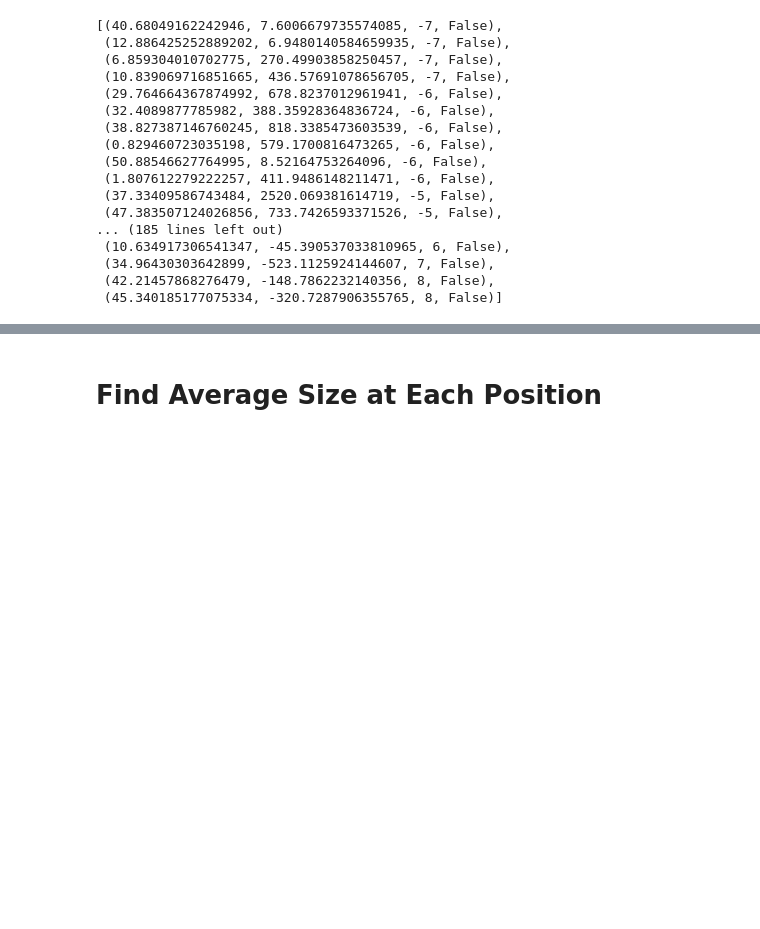
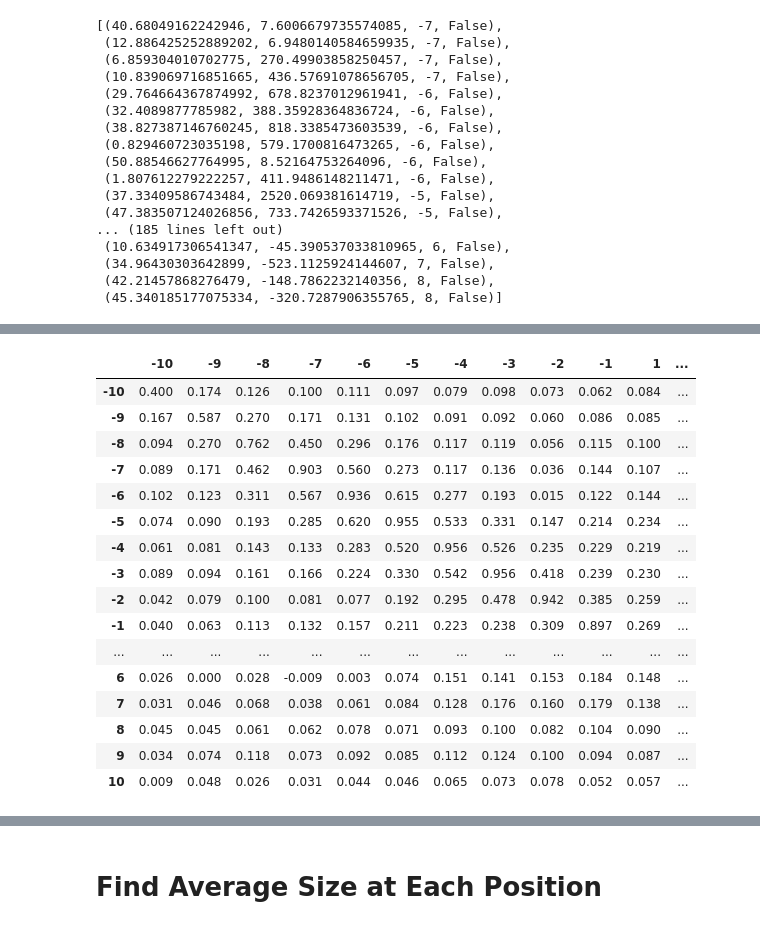
Before and after one commit to aw21/Thesis, a Jupyter notebook: Correlations.ipynb, the cells around one changed output, grey strips where cells are left out. Saved outputs shown, nothing was run; the diff lists cells and outputs as text; code cells hidden in the pictures; blank space fills up the shorter version.

```diff
--- a/Correlations.ipynb
+++ b/Correlations.ipynb
@@ -556,0 +607,27 @@ events
+# %%
+pos_neg_correlations_simulated = pos_pos_correlations.copy()
+for i in range(-K,K+1):
+    for j in range(-K,K+1):
+        if i != 0 and j != 0:
+            pos_neg_correlations_simulated[i][j] = simulated_correlations[indices[(i,"pos")]][indices[(j,"neg")]]
+pos_neg_correlations_simulated_styled = \
+    pos_neg_correlations_simulated.loc[-10:10,-10:10].style.format(lambda x: "{0:.3f}".format(x))
+pos_neg_correlations_simulated_styled
+# %% [output]
+|  | -10 | -9 | -8 | -7 | -6 | -5 | -4 | -3 | -2 | -1 | 1 | ... |
+| -10 | 0.400 | 0.174 | 0.126 | 0.100 | 0.111 | 0.097 | 0.079 | 0.098 | 0.073 | 0.062 | 0.084 | ... |
+| -9 | 0.167 | 0.587 | 0.270 | 0.171 | 0.131 | 0.102 | 0.091 | 0.092 | 0.060 | 0.086 | 0.085 | ... |
+| -8 | 0.094 | 0.270 | 0.762 | 0.450 | 0.296 | 0.176 | 0.117 | 0.119 | 0.056 | 0.115 | 0.100 | ... |
+| -7 | 0.089 | 0.171 | 0.462 | 0.903 | 0.560 | 0.273 | 0.117 | 0.136 | 0.036 | 0.144 | 0.107 | ... |
+| -6 | 0.102 | 0.123 | 0.311 | 0.567 | 0.936 | 0.615 | 0.277 | 0.193 | 0.015 | 0.122 | 0.144 | ... |
+| -5 | 0.074 | 0.090 | 0.193 | 0.285 | 0.620 | 0.955 | 0.533 | 0.331 | 0.147 | 0.214 | 0.234 | ... |
+| -4 | 0.061 | 0.081 | 0.143 | 0.133 | 0.283 | 0.520 | 0.956 | 0.526 | 0.235 | 0.229 | 0.219 | ... |
+| -3 | 0.089 | 0.094 | 0.161 | 0.166 | 0.224 | 0.330 | 0.542 | 0.956 | 0.418 | 0.239 | 0.230 | ... |
+| -2 | 0.042 | 0.079 | 0.100 | 0.081 | 0.077 | 0.192 | 0.295 | 0.478 | 0.942 | 0.385 | 0.259 | ... |
+| -1 | 0.040 | 0.063 | 0.113 | 0.132 | 0.157 | 0.211 | 0.223 | 0.238 | 0.309 | 0.897 | 0.269 | ... |
+| ... | ... | ... | ... | ... | ... | ... | ... | ... | ... | ... | ... | ... |
+| 6 | 0.026 | 0.000 | 0.028 | -0.009 | 0.003 | 0.074 | 0.151 | 0.141 | 0.153 | 0.184 | 0.148 | ... |
+| 7 | 0.031 | 0.046 | 0.068 | 0.038 | 0.061 | 0.084 | 0.128 | 0.176 | 0.160 | 0.179 | 0.138 | ... |
+| 8 | 0.045 | 0.045 | 0.061 | 0.062 | 0.078 | 0.071 | 0.093 | 0.100 | 0.082 | 0.104 | 0.090 | ... |
+| 9 | 0.034 | 0.074 | 0.118 | 0.073 | 0.092 | 0.085 | 0.112 | 0.124 | 0.100 | 0.094 | 0.087 | ... |
+| 10 | 0.009 | 0.048 | 0.026 | 0.031 | 0.044 | 0.046 | 0.065 | 0.073 | 0.078 | 0.052 | 0.057 | ... |
```
Also changed, not shown: parts of 14 cells of this notebook.
